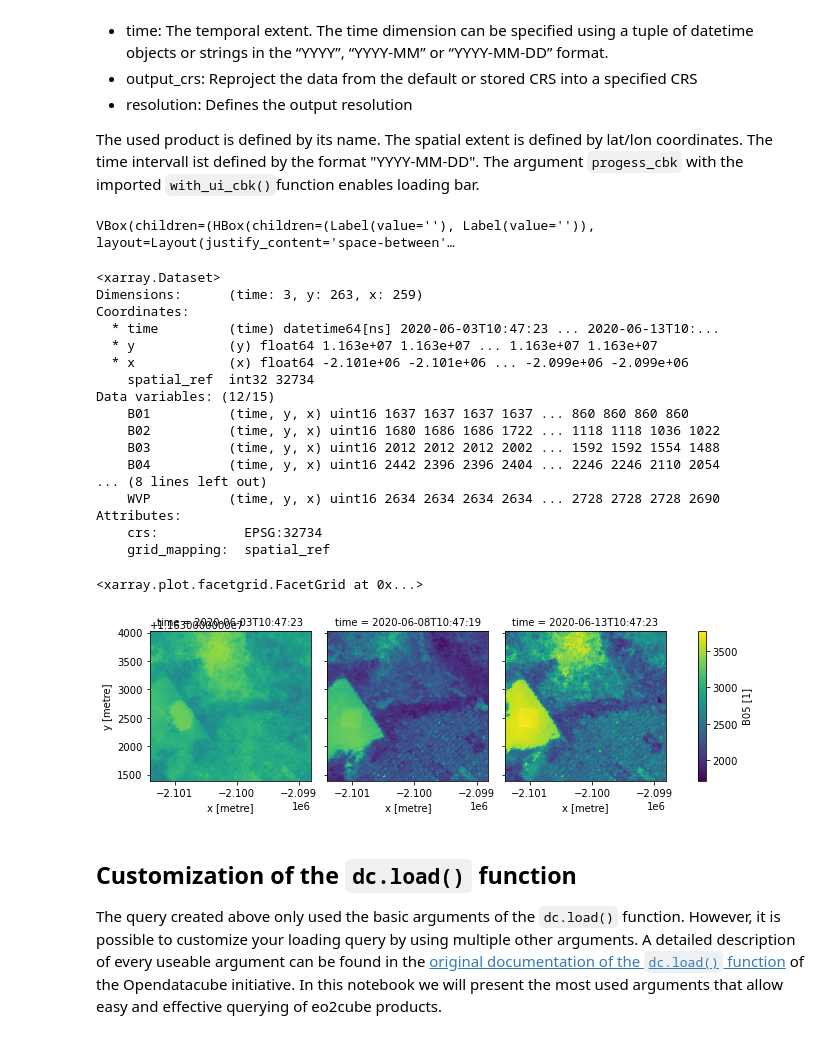
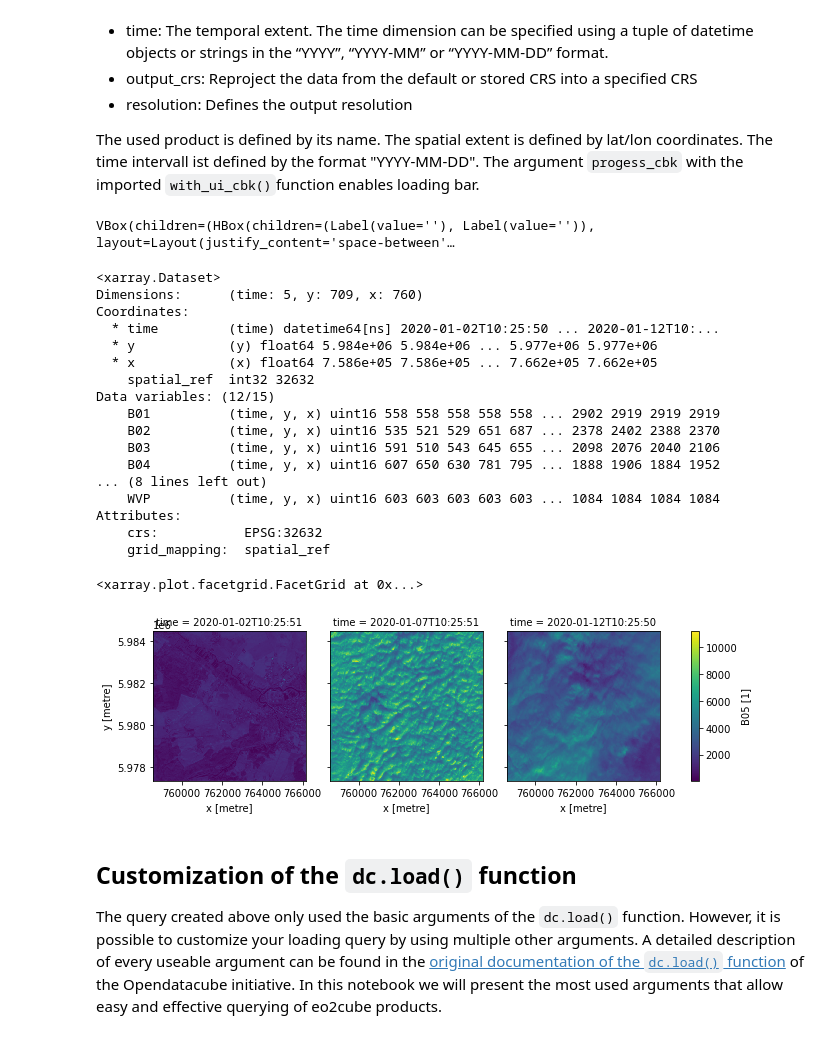
Before and after one commit to eo2cube/datacube_eagles, a Jupyter notebook: 3_Data_Cube_Basics/notebooks/01_data_lookup_and_loading.ipynb, the cells around one changed output. Saved outputs shown, nothing was run; the diff lists cells and outputs as text; code cells hidden in the pictures.

```diff
--- a/3_Data_Cube_Basics/notebooks/01_data_lookup_and_loading.ipynb
+++ b/3_Data_Cube_Basics/notebooks/01_data_lookup_and_loading.ipynb
@@ -115,40 +133,38 @@ The function requires the following minimum arguments:
 The used product is defined by its name. The spatial extent is defined by lat/lon coordinates. The time intervall ist defined by the format "YYYY-MM-DD". The argument `progess_cbk` with the imported `with_ui_cbk()`function enables loading bar.
 # %%
 data = dc.load(product= "s2_l2a",
-               x = (-2.44, -2.42),
-               y = (13.58, 13.6),
-               time= ("2020-06-01", "2020-06-15"),
-               output_crs = "EPSG:32734",
+               x= [12.94 ,13.05],
+               y= [53.88,53.94],
+               time= ("2020-01-01", "2020-01-15"),
+               output_crs = "EPSG:32632",
                resolution = (-10, 10),
-               progress_cbk = with_ui_cbk())
+               progress_cbk=with_ui_cbk())
 
 data
-
-#[-5.47056494793, 2.17710778159],[9.61083486576, 15.1161577418]
 # %% [output]
 VBox(children=(HBox(children=(Label(value=''), Label(value='')), layout=Layout(justify_content='space-between'…
 <xarray.Dataset>
-Dimensions:      (time: 3, y: 263, x: 259)
+Dimensions:      (time: 5, y: 709, x: 760)
 Coordinates:
-  * time         (time) datetime64[ns] 2020-06-03T10:47:23 ... 2020-06-13T10:...
-  * y            (y) float64 1.163e+07 1.163e+07 ... 1.163e+07 1.163e+07
-  * x            (x) float64 -2.101e+06 -2.101e+06 ... -2.099e+06 -2.099e+06
-    spatial_ref  int32 32734
+  * time         (time) datetime64[ns] 2020-01-02T10:25:50 ... 2020-01-12T10:...
+  * y            (y) float64 5.984e+06 5.984e+06 ... 5.977e+06 5.977e+06
+  * x            (x) float64 7.586e+05 7.586e+05 ... 7.662e+05 7.662e+05
+    spatial_ref  int32 32632
 Data variables: (12/15)
-    B01          (time, y, x) uint16 1637 1637 1637 1637 ... 860 860 860 860
-    B02          (time, y, x) uint16 1680 1686 1686 1722 ... 1118 1118 1036 1022
-    B03          (time, y, x) uint16 2012 2012 2012 2002 ... 1592 1592 1554 1488
-    B04          (time, y, x) uint16 2442 2396 2396 2404 ... 2246 2246 2110 2054
+    B01          (time, y, x) uint16 558 558 558 558 558 ... 2902 2919 2919 2919
+    B02          (time, y, x) uint16 535 521 529 651 687 ... 2378 2402 2388 2370
+    B03          (time, y, x) uint16 591 510 543 645 655 ... 2098 2076 2040 2106
+    B04          (time, y, x) uint16 607 650 630 781 795 ... 1888 1906 1884 1952
 ... (8 lines left out)
-    WVP          (time, y, x) uint16 2634 2634 2634 2634 ... 2728 2728 2728 2690
+    WVP          (time, y, x) uint16 603 603 603 603 603 ... 1084 1084 1084 1084
 Attributes:
-    crs:           EPSG:32734
+    crs:           EPSG:32632
     grid_mapping:  spatial_ref
 # %%
-data.B05.isel(time=[0,1,2]).plot(col="time")
+data.B05.isel(time=[1,2,3]).plot(col="time")
 # %% [output]
 <xarray.plot.facetgrid.FacetGrid at 0x...>
-[figure, old version]
+[figure, new version]
 # %% [markdown]
 ## Customization of the `dc.load()` function
 
```
Also changed, not shown: parts of 25 cells of this notebook, 11 other files.
